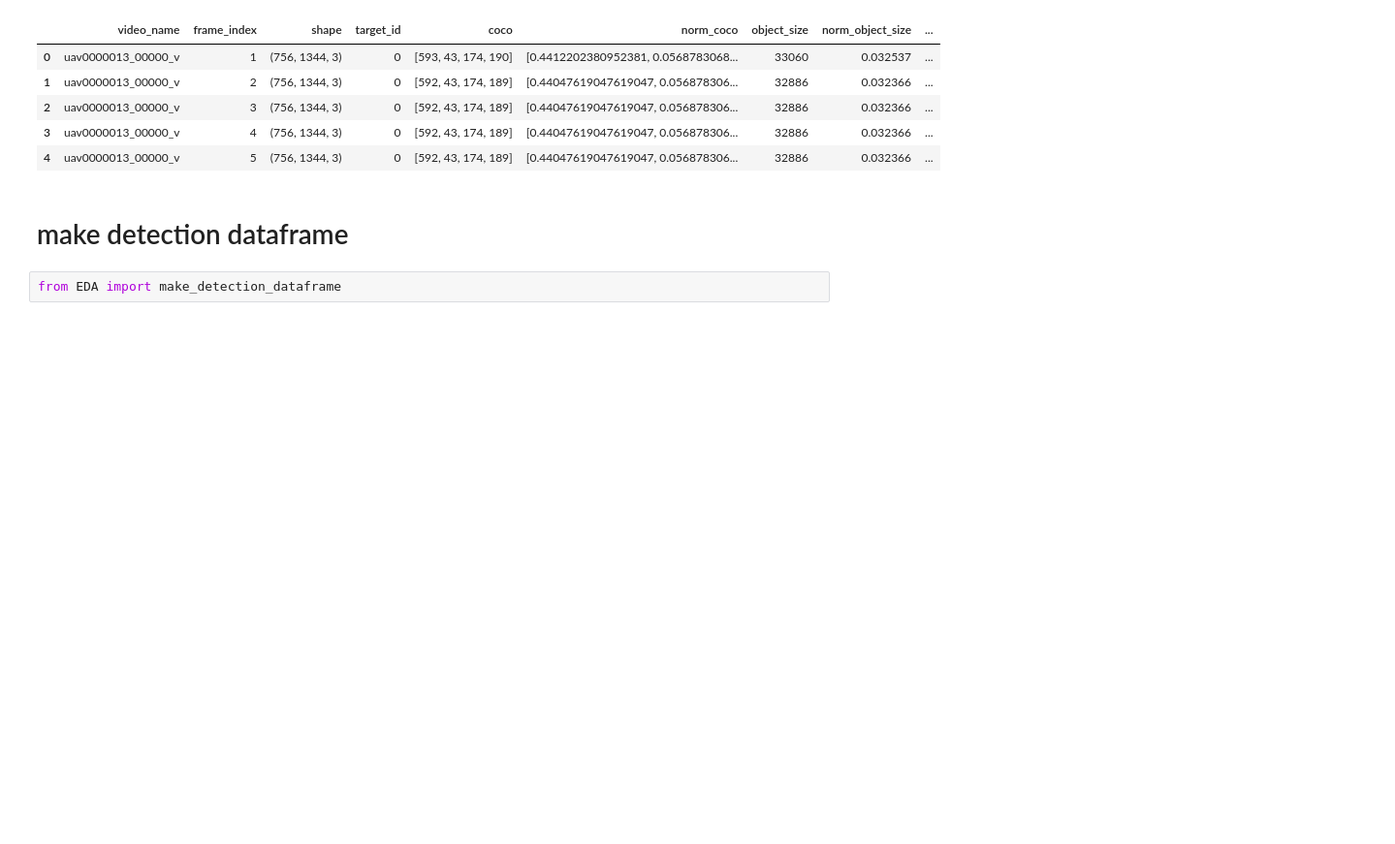
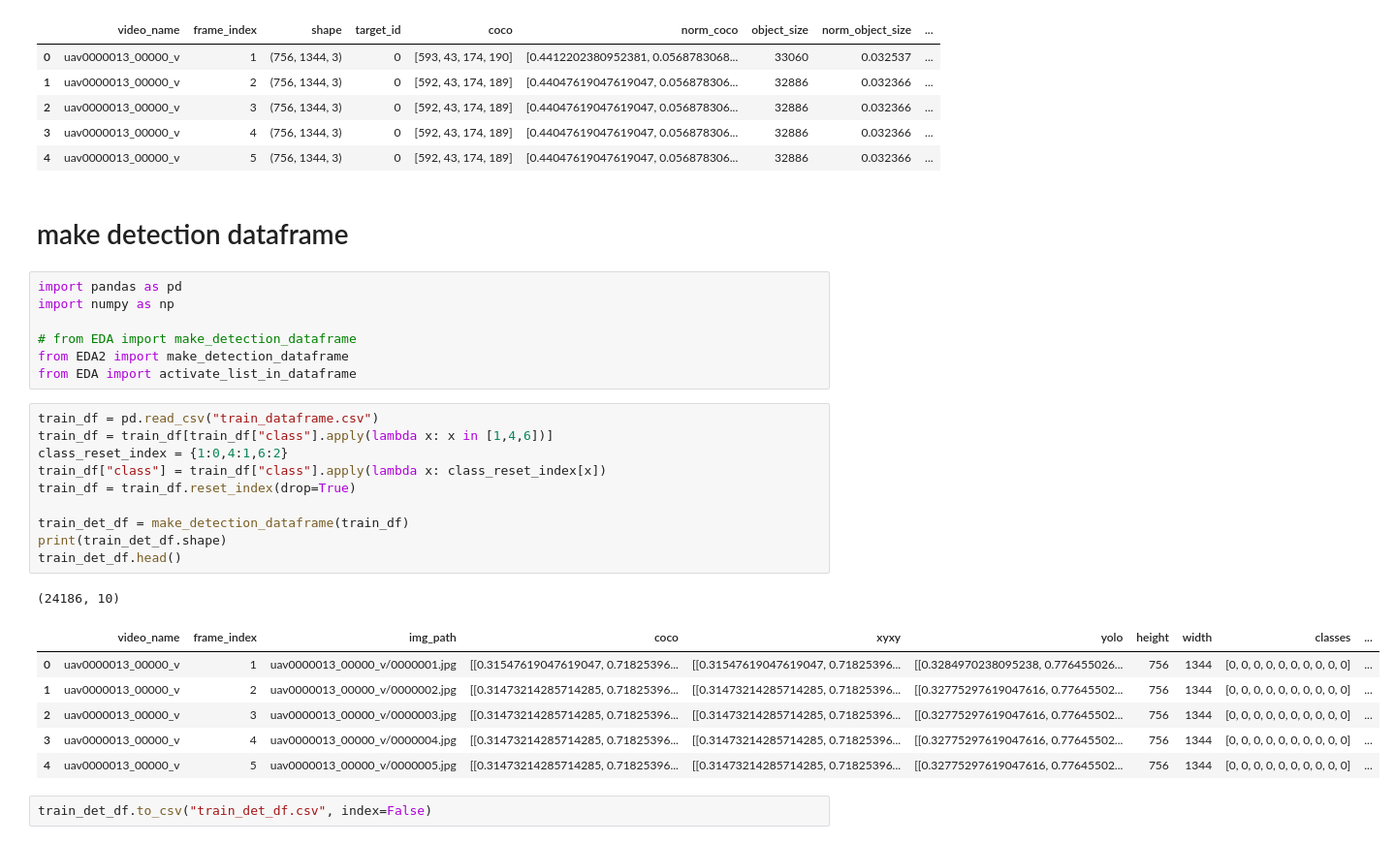
Before and after one commit to komingsu/SIA-MOT, a Jupyter notebook: EDA/make_dataframe.ipynb, the cells around one changed output. Shown at 97% size. Cells and saved outputs as stored; diff of their text form; blank space fills up the shorter version.

```diff
--- a/EDA/make_dataframe.ipynb
+++ b/EDA/make_dataframe.ipynb
@@ -183,5 +184,30 @@ train_df.head()
 # %% [markdown]
 # make detection dataframe
 # %%
-from EDA import make_detection_dataframe
+import pandas as pd
+import numpy as np
+
+# from EDA import make_detection_dataframe
+from EDA2 import make_detection_dataframe
+from EDA import activate_list_in_dataframe
+# %%
+train_df = pd.read_csv("train_dataframe.csv")
+train_df = train_df[train_df["class"].apply(lambda x: x in [1,4,6])]
+class_reset_index = {1:0,4:1,6:2}
+train_df["class"] = train_df["class"].apply(lambda x: class_reset_index[x])
+train_df = train_df.reset_index(drop=True)
+
+train_det_df = make_detection_dataframe(train_df)
+print(train_det_df.shape)
+train_det_df.head()
+# %% [output]
+(24186, 10)
+|  | video_name | frame_index | img_path | coco | xyxy | yolo | height | width | classes | ... |
+| 0 | uav0000013_00000_v | 1 | uav0000013_00000_v/0000001.jpg | [[0.31547619047619047, 0.71825396... | [[0.31547619047619047, 0.71825396... | [[0.3284970238095238, 0.776455026... | 756 | 1344 | [0, 0, 0, 0, 0, 0, 0, 0, 0, 0] | ... |
+| 1 | uav0000013_00000_v | 2 | uav0000013_00000_v/0000002.jpg | [[0.31473214285714285, 0.71825396... | [[0.31473214285714285, 0.71825396... | [[0.32775297619047616, 0.77645502... | 756 | 1344 | [0, 0, 0, 0, 0, 0, 0, 0, 0, 0] | ... |
+| 2 | uav0000013_00000_v | 3 | uav0000013_00000_v/0000003.jpg | [[0.31473214285714285, 0.71825396... | [[0.31473214285714285, 0.71825396... | [[0.32775297619047616, 0.77645502... | 756 | 1344 | [0, 0, 0, 0, 0, 0, 0, 0, 0, 0] | ... |
+| 3 | uav0000013_00000_v | 4 | uav0000013_00000_v/0000004.jpg | [[0.31473214285714285, 0.71825396... | [[0.31473214285714285, 0.71825396... | [[0.32775297619047616, 0.77645502... | 756 | 1344 | [0, 0, 0, 0, 0, 0, 0, 0, 0, 0] | ... |
+| 4 | uav0000013_00000_v | 5 | uav0000013_00000_v/0000005.jpg | [[0.31473214285714285, 0.71825396... | [[0.31473214285714285, 0.71825396... | [[0.32775297619047616, 0.77645502... | 756 | 1344 | [0, 0, 0, 0, 0, 0, 0, 0, 0, 0] | ... |
+# %%
+train_det_df.to_csv("train_det_df.csv", index=False)
 # %%
```
Also changed, not shown: parts of 8 cells of this notebook, 3 other files.
